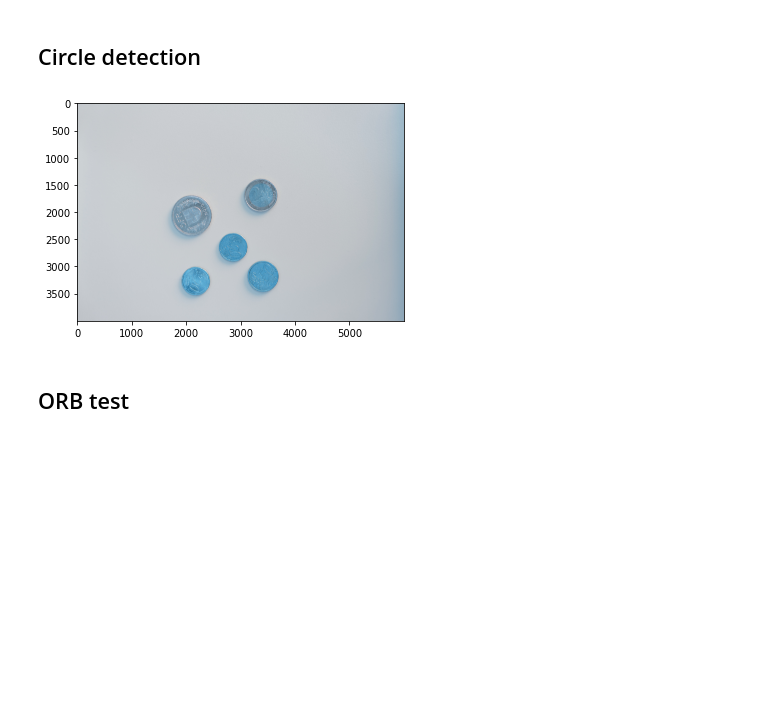
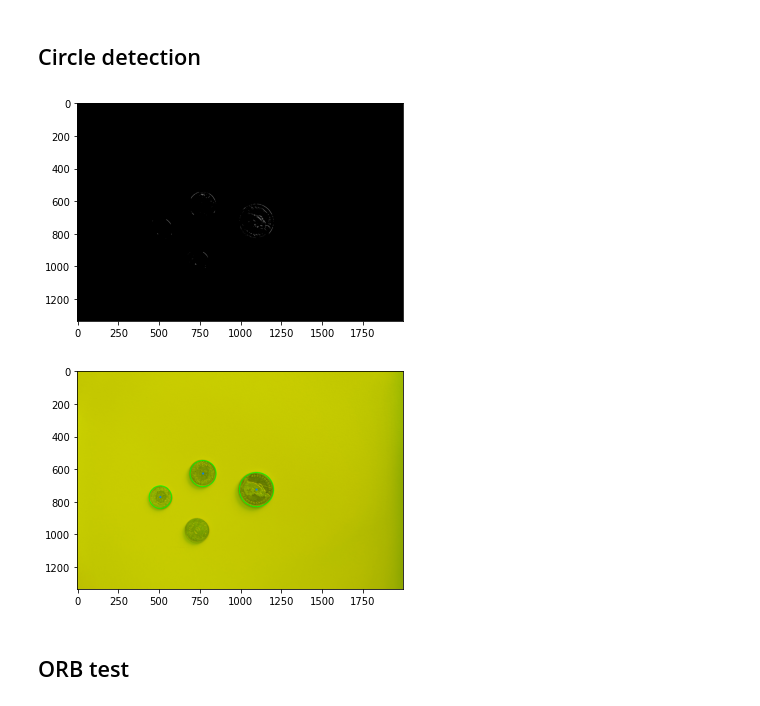
Before and after one commit to antoineschutz/IMANARECO1, a Jupyter notebook: project/project_antoine_branca.ipynb, the cells around one changed output. Cells and saved outputs as stored; diff of their text form; code cells hidden in the pictures; blank space fills up the shorter version.

Commit message:
upgrading coins detection

```diff
--- a/project/project_antoine_branca.ipynb
+++ b/project/project_antoine_branca.ipynb
@@ -66,58 +158,44 @@ def loadImageOfType(type: ImageType, downsample: int = 1, grayscale: bool = Fals
 ## Circle detection
 # %%
 # Read image.
-img = cv.imread("./data/train/1. neutral_bg//L1010277.JPG")
-# image = cv2.imread(args["image"])
+d = "./data/train/1. neutral_bg//"
+# d = "./data/train/2. noisy_bg///"
+# d = "./data/train/3. hand///"
+# d = "./data/test//"
+# for f in os.listdir(d):
+    # print(f)
+# img = cv.imread(f"{d}/{f}")[::3, ::3].astype(np.uint8)
+
+img = cv.imread("./data/train/1. neutral_bg///L1010279.JPG")[::3, ::3].astype(np.uint8)
+# img = cv.imread("./data/train/2. noisy_bg//L1010370.JPG")[::3, ::3].astype(np.uint8)
+# img = cv.imread("./data/train/3. hand//L1010395.JPG")[::3, ::3].astype(np.uint8)
+img[:, :, 2] = 0
 output = img.copy()
-gray = cv.cvtColor(img, cv.COLOR_BGR2GRAY)[::4, ::4]
+gray = cv.blur(cv.cvtColor(img, cv.COLOR_BGR2GRAY), (4, 4))
 
+canny = cv.Canny(gray, 100, 100)
+plt.imshow(canny, cmap="gray")
+plt.show()
 
-# Blur using 3 * 3 kernel.
-gray_blurred = cv.blur(img, (10, 10))
-
-# # Apply Hough transform on the blurred image.
-# detected_circles = cv.HoughCircles(gray,
-#                    cv.HOUGH_GRADIENT, 1, 20, param1 = 100,
-#                param2 = 10, minRadius = 100, maxRadius = 200)
-
-# # Draw circles that are detected.
-# if detected_circles is not None:
-
-#     # Convert the circle parameters a, b and r to integers.
-#     print(len(detected_circles[0, :]))
-#     detected_circles = np.uint8(np.around(detected_circles))
-
-#     for pt in detected_circles[0, :]:
-#         a, b, r = pt[0], pt[1], pt[2]
-#         # print(a, b, r)
-
-#         # Draw the circumference of the circle.
-#         cv.circle(img, (a, b), r, (0, 255, 0), 2)
-
-#         # Draw a small circle (of radius 1) to show the center.
-#         cv.circle(img, (a, b), 1, (0, 0, 255), 3)
-# plt.imshow(img)
-# plt.show()
-
-circles = cv2.HoughCircles(gray, cv2.HOUGH_GRADIENT, 1.2, 100)
+# detect circles in the image
+circles = cv.HoughCircles(gray, cv.HOUGH_GRADIENT, dp=2, minDist = 50, minRadius=50, maxRadius=200, param1=100, param2=100)
 # ensure at least some circles were found
 if circles is not None:
 	# convert the (x, y) coordinates and radius of the circles to integers
 	circles = np.round(circles[0, :]).astype("int")
 	# loop over the (x, y) coordinates and radius of the circles
 	for (x, y, r) in circles:
 		# draw the circle in the output image, then draw a rectangle
 		# corresponding to the center of the circle
-		cv2.circle(output, (x, y), r, (0, 255, 0), 4)
-		cv2.rectangle(output, (x - 5, y - 5), (x + 5, y + 5), (0, 128, 255), -1)
+		cv.circle(output, (x, y), r, (0, 255, 0), 4)
+		cv.rectangle(output, (x - 5, y - 5), (x + 5, y + 5), (0, 128, 255), -1)
 	# show the output image
-	cv2.imshow("output", np.hstack([image, output]))
-	cv2.waitKey(0)
-
-    #     cv.imshow("Detected Circle", img)
-        # cv.waitKey(0)
+plt.imshow(output)
+plt.show()
+	# exit()
 # %% [output]
-[figure, old version]
+[figure, new version]
+[figure, added]
 # %% [markdown]
 ## ORB test
 # %%
```
Also changed, not shown: parts of 3 cells of this notebook.
